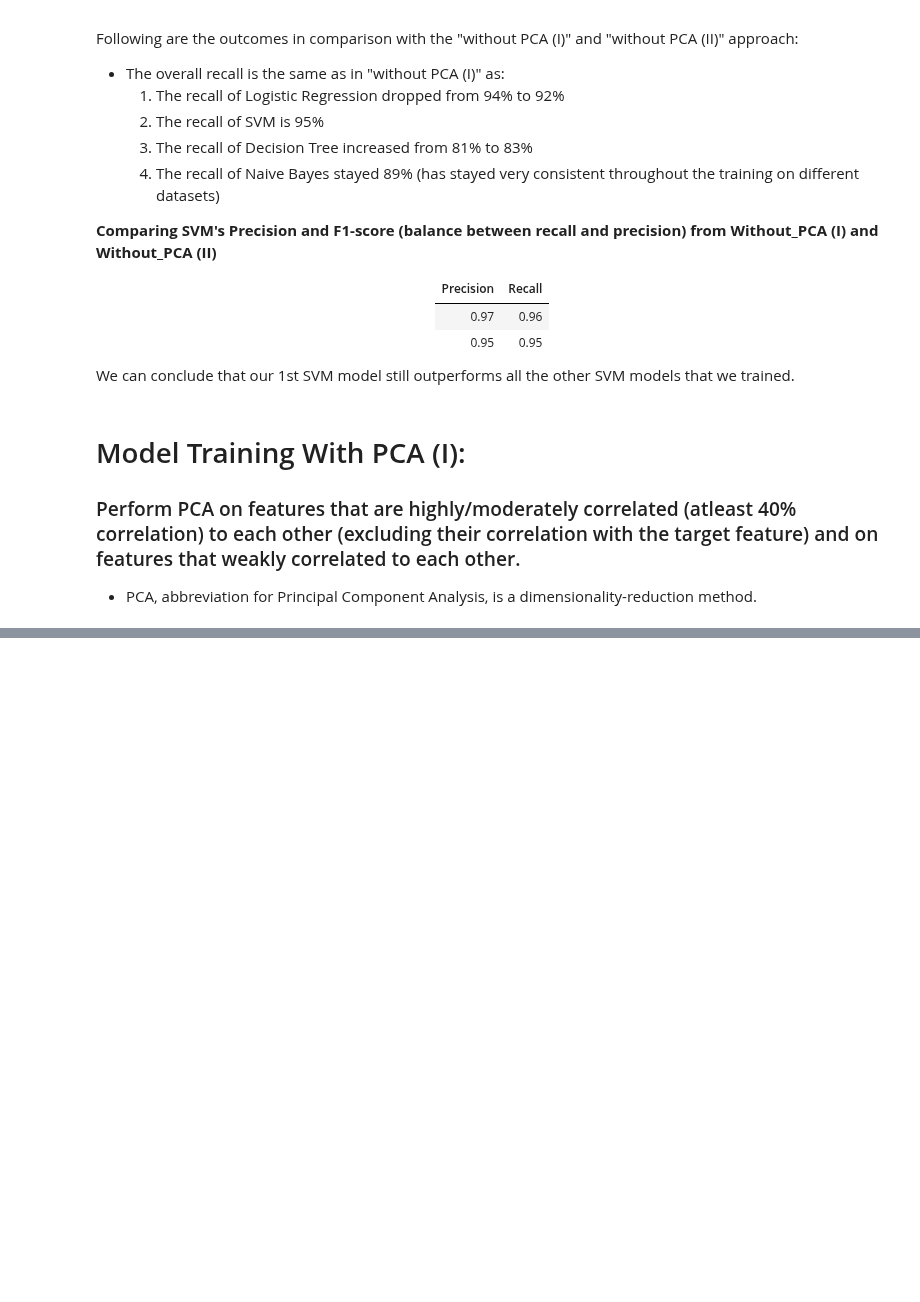
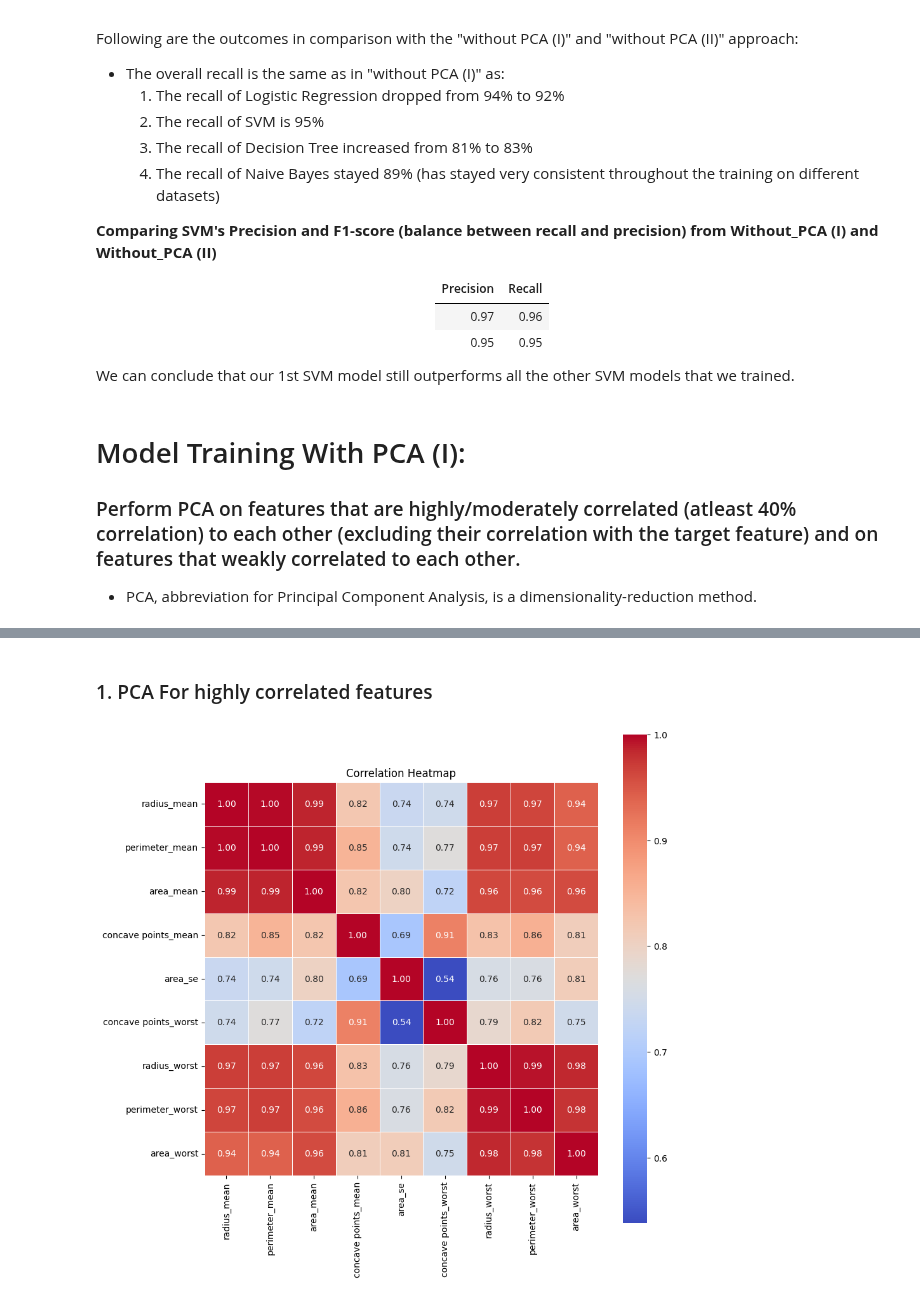
Before and after one commit to tselane2110/Breast-Cancer-Detection, a Jupyter notebook: BreastCancerPrediction.ipynb, the cells around one changed output, grey strips where cells are left out. Drawn from its saved outputs; the diff is of its cells as text; code cells hidden in the pictures; blank space fills up the shorter version.

Commit message:
add: PCA on highly correlated features

```diff
--- a/BreastCancerPrediction.ipynb
+++ b/BreastCancerPrediction.ipynb
@@ -923,0 +909,18 @@ PCA4
+# %% [markdown]
+### 1. PCA For highly correlated features
+# %%
+# heatmap for highly correlated features
+cols_highcorr = ['radius_mean', 'perimeter_mean', 'area_mean', 'concave points_mean',
+        'area_se', 'concave points_worst', 'radius_worst', 'perimeter_worst', 'area_worst']
+df_highcorr = df[cols_highcorr]
+
+# Compute correlation matrix
+corr = df_highcorr.corr(numeric_only=True)
+
+# Create heatmap
+plt.figure(figsize=(10, 10))
+sns.heatmap(corr, annot=True, cmap='coolwarm', fmt=".2f", square=True, linewidths=0.5)
+plt.title("Correlation Heatmap")
+plt.show()
+# %% [output]
+[figure, added]
```
Also changed, not shown: parts of 9 cells of this notebook.
